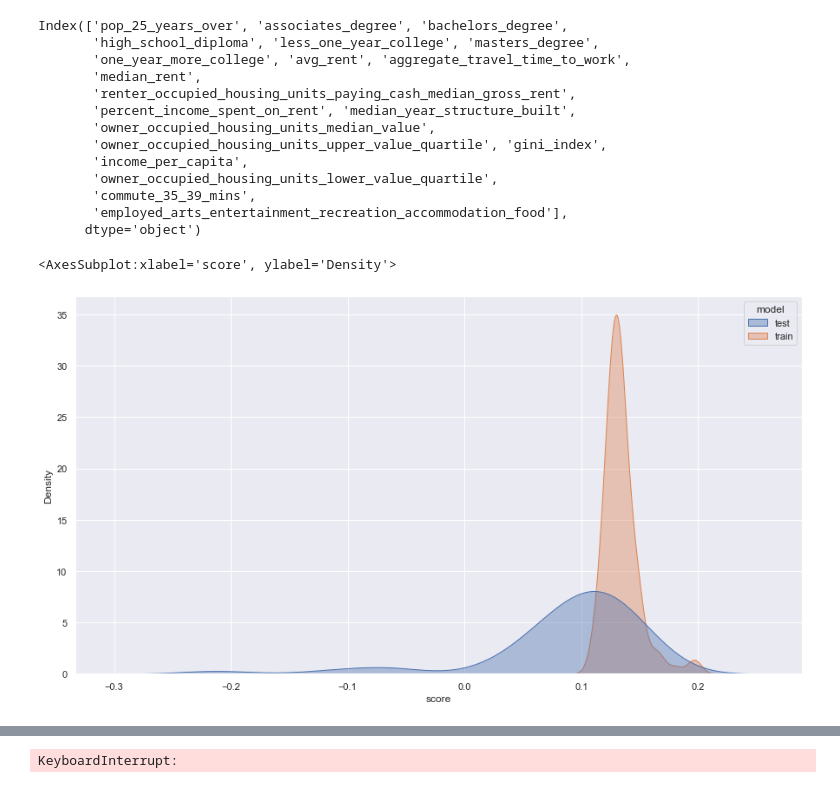
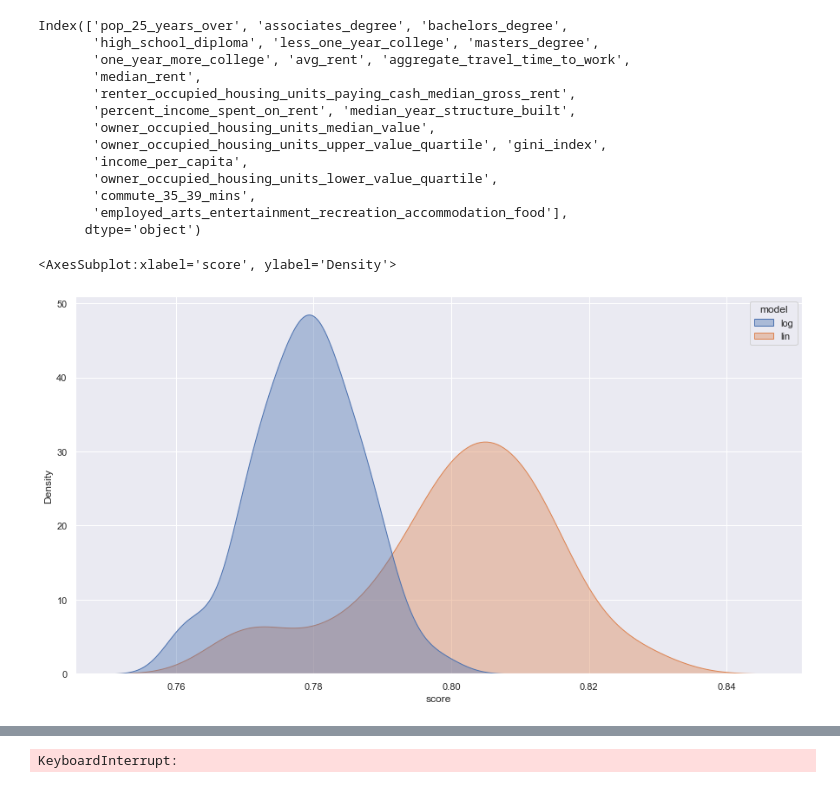
Before and after one commit to Skipp-py/NYCDSA_Capstone, a Jupyter notebook: Karl/2011_acs_model_building.ipynb, the cells around one changed output, grey strips where cells are left out. Cells and saved outputs as stored; diff of their text form; code cells hidden in the pictures.

Commit message:
add model building files

```diff
--- a/Karl/2011_acs_model_building.ipynb
+++ b/Karl/2011_acs_model_building.ipynb
@@ -63,8 +65,10 @@ Index(['pop_25_years_over', 'associates_degree', 'bachelors_degree',
 df2 = df.drop(columns=['pop_25_years_over', 'associates_degree', 'bachelors_degree',
        'high_school_diploma', 'less_one_year_college', 'masters_degree',
        'one_year_more_college', 'aggregate_travel_time_to_work',
-       #'median_rent',
+       'median_rent',
        'renter_occupied_housing_units_paying_cash_median_gross_rent',
-       'percent_income_spent_on_rent', 'median_year_structure_built']).dropna().reset_index().drop(columns='index')
+       'percent_income_spent_on_rent', 'median_year_structure_built'
+                      ]).dropna().reset_index().drop(columns='index')
+df2 = df2[df2.avg_rent < 8000]
 # %%
 X = df2.drop(columns=['geo_id', 'do_date', 'avg_rent'])
@@ -71,18 +76,19 @@ X = df2.drop(columns=['geo_id', 'do_date', 'avg_rent'])
 y = df2.avg_rent
 # %%
 mlr = LinearRegression()
-mlr_train = []
-mlr_test = []
+#mlr_train = []
+mlr_lin = []
 for i in range(100):
     X_train, X_test, y_train, y_test = train_test_split(X, y, test_size = 0.25)
     mlr.fit(X_train, y_train)
-    mlr_train.append(mlr.score(X_train, y_train))
-    mlr_test.append(mlr.score(X_test, y_test))
+    #mlr_train.append(mlr.score(X_train, y_train))
+    mlr_lin.append(mlr.score(X_test, y_test))
 # %%
-scores = pd.concat([pd.DataFrame({'score':mlr_test,'model':'test'}),
-                    pd.DataFrame({'score':mlr_train,'model':'train'})])
+scores = pd.concat([pd.DataFrame({'score':mlr_log,'model':'log'})
+                    ,pd.DataFrame({'score':mlr_lin,'model':'lin'})
+                   ])
 sns.set(rc = {'figure.figsize':(15,8)})
 sns.kdeplot(data=scores, x="score", hue="model", fill=True, common_norm=False, alpha=0.4)
 # %% [output]
 <AxesSubplot:xlabel='score', ylabel='Density'>
-[figure, old version]
+[figure, new version]
```
Also changed, not shown: parts of 32 cells of this notebook, 2 other files.
